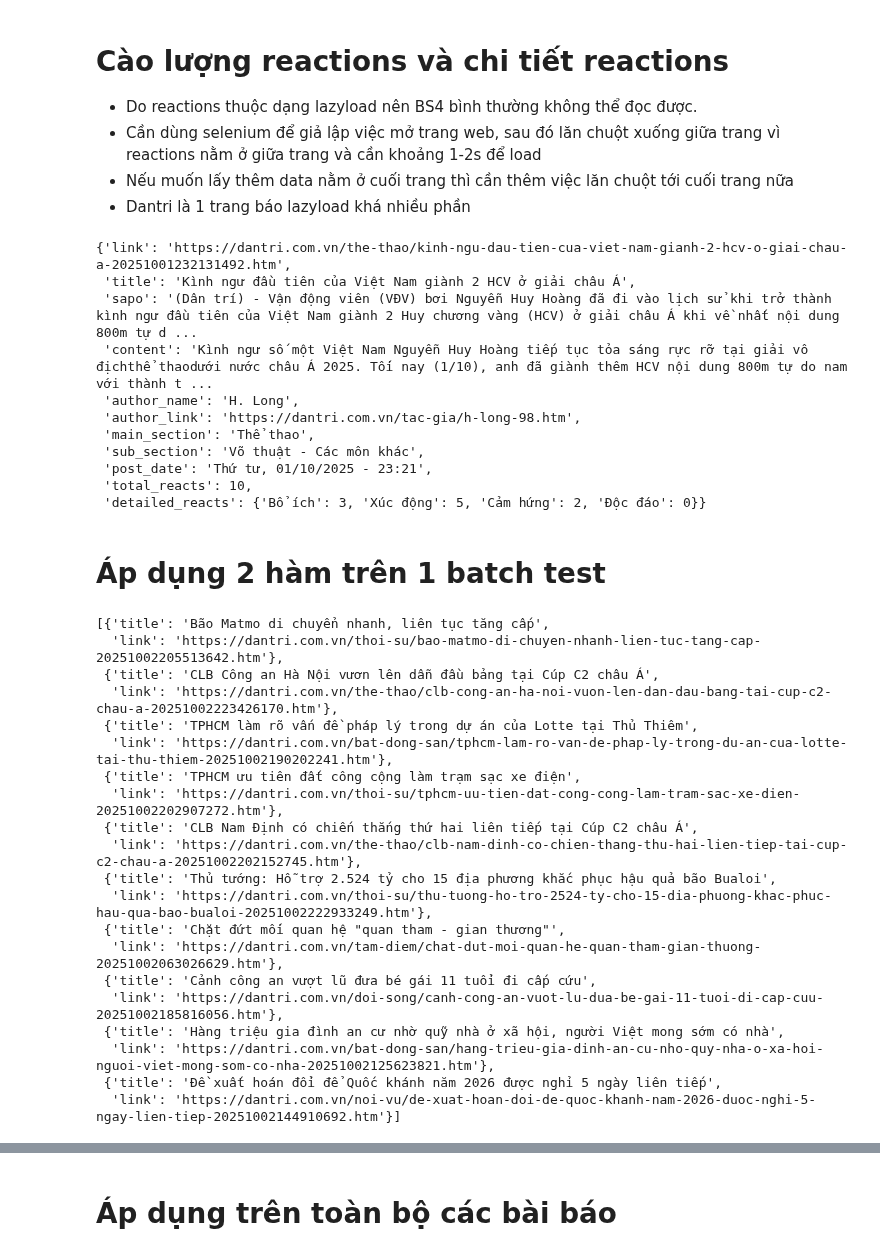
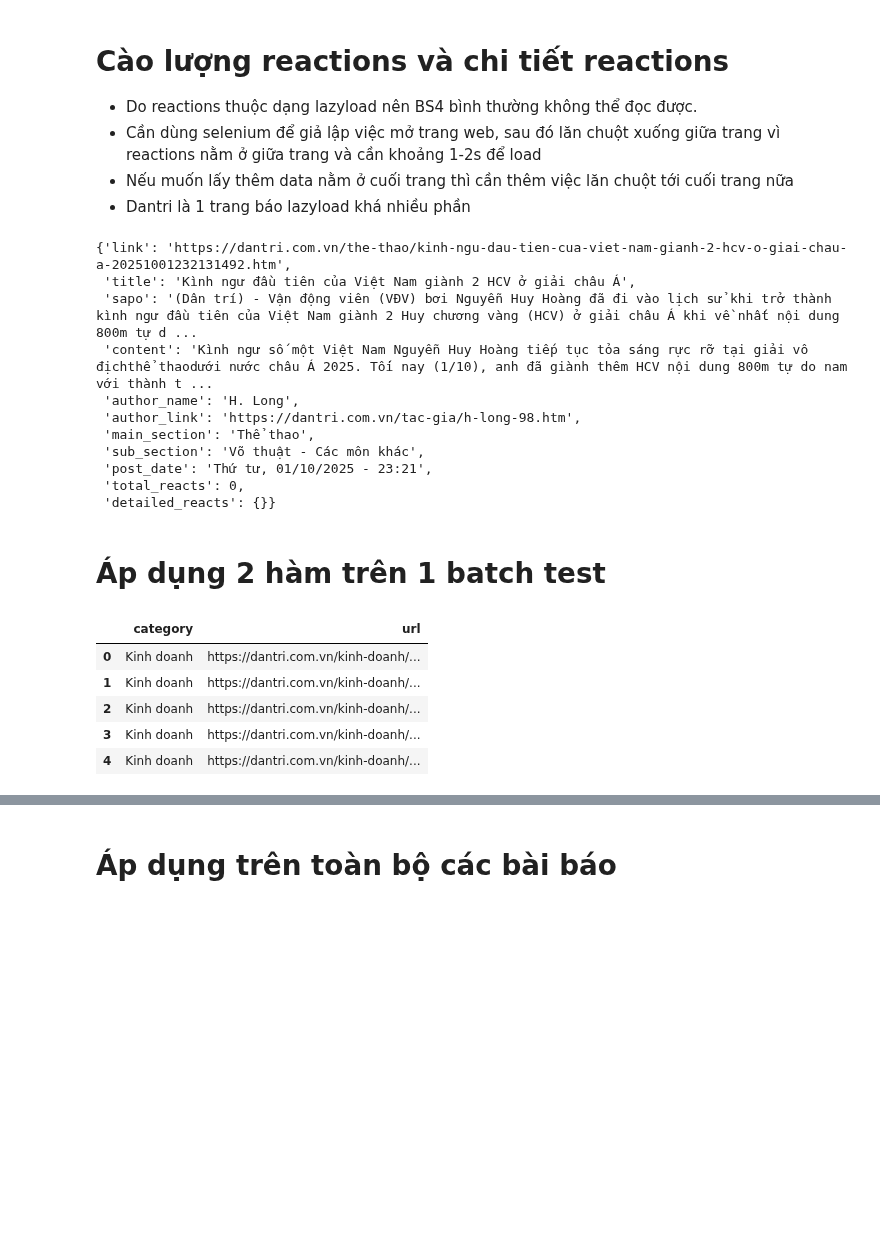
Before and after one commit to TMTien31/DS300-UIT-RecommenderSystem, a Jupyter notebook: LAB1/crawl_dantri.ipynb, the cells around one changed output, grey strips where cells are left out. Drawn from its saved outputs; the diff is of its cells as text; code cells hidden in the pictures; blank space fills up the shorter version.

```diff
--- a/LAB1/crawl_dantri.ipynb
+++ b/LAB1/crawl_dantri.ipynb
@@ -222,8 +382,10 @@ def get_reactions(data: dict, url: str) -> dict:
         data["detailed_reacts"] = None
         return data
 # %%
-test = get_reactions(data, url)
-test
+url = "https://dantri.com.vn/the-thao/kinh-ngu-dau-tien-cua-viet-nam-gianh-2-hcv-o-giai-chau-a-20251001232131492.htm"
+data = get_article_detail(url)
+test_react = get_reactions(data, url)
+test_react
 # %% [output]
 {'link': 'https://dantri.com.vn/the-thao/kinh-ngu-dau-tien-cua-viet-nam-gianh-2-hcv-o-giai-chau-a-20251001232131492.htm',
  'title': 'Kình ngư đầu tiên của Việt Nam giành 2 HCV ở giải châu Á',
@@ -234,32 +396,18 @@ test
  'main_section': 'Thể thao',
  'sub_section': 'Võ thuật - Các môn khác',
  'post_date': 'Thứ tư, 01/10/2025 - 23:21',
- 'total_reacts': 10,
- 'detailed_reacts': {'Bổ ích': 3, 'Xúc động': 5, 'Cảm hứng': 2, 'Độc đáo': 0}}
+ 'total_reacts': 0,
+ 'detailed_reacts': {}}
 # %% [markdown]
 # Áp dụng 2 hàm trên 1 batch test
 # %%
-test = articles[:10]
-test
+test_df = all_articles_df[:5]
+test_df
 # %% [output]
-[{'title': 'Bão Matmo di chuyển nhanh, liên tục tăng cấp',
-  'link': 'https://dantri.com.vn/thoi-su/bao-matmo-di-chuyen-nhanh-lien-tuc-tang-cap-20251002205513642.htm'},
- {'title': 'CLB Công an Hà Nội vươn lên dẫn đầu bảng tại Cúp C2 châu Á',
-  'link': 'https://dantri.com.vn/the-thao/clb-cong-an-ha-noi-vuon-len-dan-dau-bang-tai-cup-c2-chau-a-20251002223426170.htm'},
- {'title': 'TPHCM làm rõ vấn đề pháp lý trong dự án của Lotte tại Thủ Thiêm',
-  'link': 'https://dantri.com.vn/bat-dong-san/tphcm-lam-ro-van-de-phap-ly-trong-du-an-cua-lotte-tai-thu-thiem-20251002190202241.htm'},
- {'title': 'TPHCM ưu tiên đất công cộng làm trạm sạc xe điện',
-  'link': 'https://dantri.com.vn/thoi-su/tphcm-uu-tien-dat-cong-cong-lam-tram-sac-xe-dien-20251002202907272.htm'},
- {'title': 'CLB Nam Định có chiến thắng thứ hai liên tiếp tại Cúp C2 châu Á',
-  'link': 'https://dantri.com.vn/the-thao/clb-nam-dinh-co-chien-thang-thu-hai-lien-tiep-tai-cup-c2-chau-a-20251002202152745.htm'},
- {'title': 'Thủ tướng: Hỗ trợ 2.524 tỷ cho 15 địa phương khắc phục hậu quả bão Bualoi',
-  'link': 'https://dantri.com.vn/thoi-su/thu-tuong-ho-tro-2524-ty-cho-15-dia-phuong-khac-phuc-hau-qua-bao-bualoi-20251002222933249.htm'},
- {'title': 'Chặt đứt mối quan hệ "quan tham - gian thương"',
-  'link': 'https://dantri.com.vn/tam-diem/chat-dut-moi-quan-he-quan-tham-gian-thuong-20251002063026629.htm'},
- {'title': 'Cảnh công an vượt lũ đưa bé gái 11 tuổi đi cấp cứu',
-  'link': 'https://dantri.com.vn/doi-song/canh-cong-an-vuot-lu-dua-be-gai-11-tuoi-di-cap-cuu-20251002185816056.htm'},
- {'title': 'Hàng triệu gia đình an cư nhờ quỹ nhà ở xã hội, người Việt mong sớm có nhà',
-  'link': 'https://dantri.com.vn/bat-dong-san/hang-trieu-gia-dinh-an-cu-nho-quy-nha-o-xa-hoi-nguoi-viet-mong-som-co-nha-20251002125623821.htm'},
- {'title': 'Đề xuất hoán đổi để Quốc khánh năm 2026 được nghỉ 5 ngày liên tiếp',
-  'link': 'https://dantri.com.vn/noi-vu/de-xuat-hoan-doi-de-quoc-khanh-nam-2026-duoc-nghi-5-ngay-lien-tiep-20251002144910692.htm'}]
+|  | category | url |
+| 0 | Kinh doanh | https://dantri.com.vn/kinh-doanh/... |
+| 1 | Kinh doanh | https://dantri.com.vn/kinh-doanh/... |
+| 2 | Kinh doanh | https://dantri.com.vn/kinh-doanh/... |
+| 3 | Kinh doanh | https://dantri.com.vn/kinh-doanh/... |
+| 4 | Kinh doanh | https://dantri.com.vn/kinh-doanh/... |
 # %%
```
Also changed, not shown: parts of 16 cells of this notebook.
